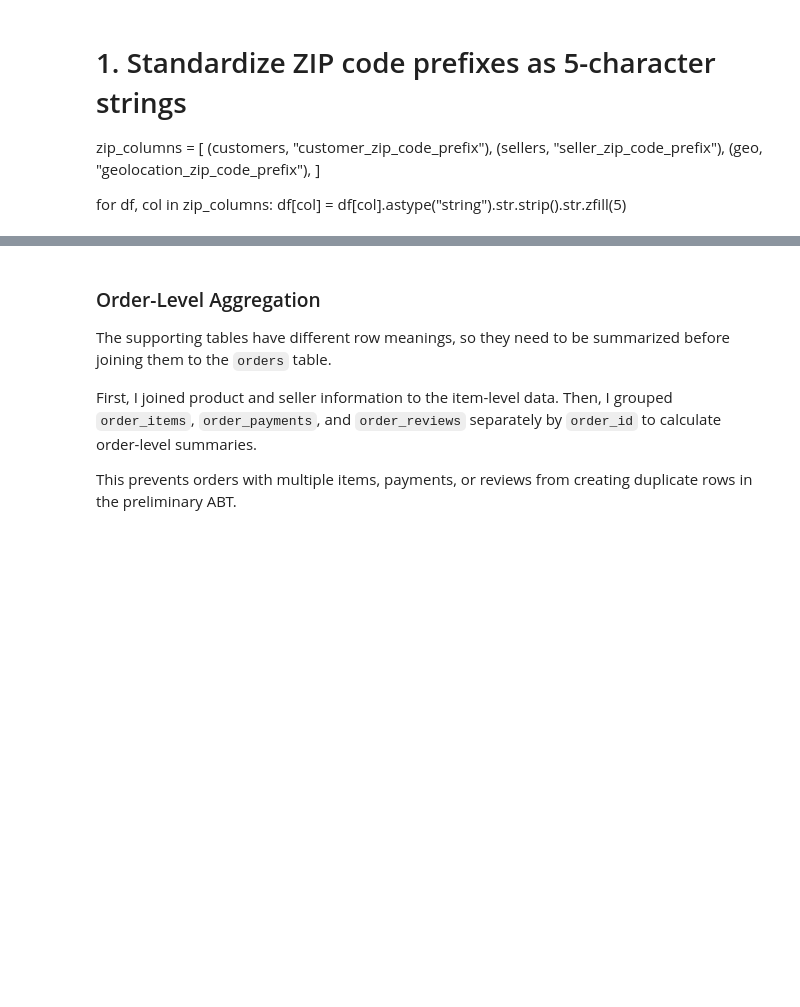
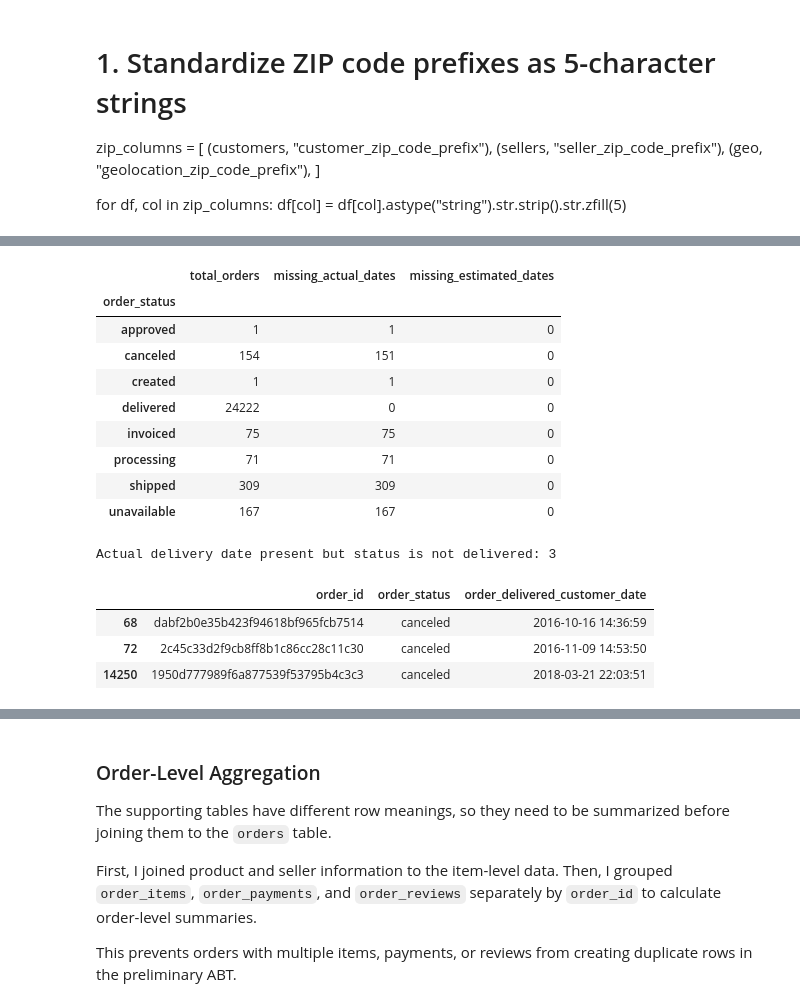
Before and after one commit to Jade-Jung/ban6003-project-option-2-hyejung-jung, a Jupyter notebook: notebooks/olist_project_starter.ipynb, the cells around one changed output, grey strips where cells are left out. Cells and saved outputs as stored; diff of their text form; code cells hidden in the pictures; blank space fills up the shorter version.

```diff
--- a/notebooks/olist_project_starter.ipynb
+++ b/notebooks/olist_project_starter.ipynb
@@ -1534,0 +1541,15 @@ Use this cell to document the ABT design required by the Canvas Milestone 2 page
+# %%
+# Create working copies for Milestone 2
+# Keep the original Milestone 1 data unchanged
+
+orders_clean = orders.copy()
+customers_clean = customers.copy()
+items_clean = items.copy()
+payments_clean = payments.copy()
+reviews_clean = reviews.copy()
+products_clean = products.copy()
+sellers_clean = sellers.copy()
+geo_clean = geo.copy()
+translations_clean = translations.copy()
+
+print("Working copies created.")
@@ -1638,0 +1657,57 @@ dtype: object
+# %%
+# Issue 2: Missing Delivery-Related Dates
+
+delivery_audit = orders_clean.assign(
+    missing_actual_date=orders_clean[
+        "order_delivered_customer_date"
+    ].isna(),
+    missing_estimated_date=orders_clean[
+        "order_estimated_delivery_date"
+    ].isna()
+)
+
+# Check missing delivery dates by order status
+delivery_summary = (
+    delivery_audit
+    .groupby("order_status", dropna=False)
+    .agg(
+        total_orders=("order_id", "size"),
+        missing_actual_dates=("missing_actual_date", "sum"),
+        missing_estimated_dates=("missing_estimated_date", "sum")
+    )
+)
+
+display(delivery_summary)
+
+# Check orders with actual delivery dates but non-delivered status
+exceptions = delivery_audit[
+    delivery_audit["order_delivered_customer_date"].notna()
+    & delivery_audit["order_status"].ne("delivered")
+]
+
+print(
+    "Actual delivery date present but status is not delivered:",
+    len(exceptions)
+)
+
+display(
+    exceptions[
+        ["order_id", "order_status", "order_delivered_customer_date"]
+    ]
+)
+# %% [output]
+|  | total_orders | missing_actual_dates | missing_estimated_dates |
+| order_status |  |  |  |
+| approved | 1 | 1 | 0 |
+| canceled | 154 | 151 | 0 |
+| created | 1 | 1 | 0 |
+| delivered | 24222 | 0 | 0 |
+| invoiced | 75 | 75 | 0 |
+| processing | 71 | 71 | 0 |
+| shipped | 309 | 309 | 0 |
+| unavailable | 167 | 167 | 0 |
+Actual delivery date present but status is not delivered: 3
+|  | order_id | order_status | order_delivered_customer_date |
+| 68 | dabf2b0e35b423f94618bf965fcb7514 | canceled | 2016-10-16 14:36:59 |
+| 72 | 2c45c33d2f9cb8ff8b1c86cc28c11c30 | canceled | 2016-11-09 14:53:50 |
+| 14250 | 1950d777989f6a877539f53795b4c3c3 | canceled | 2018-03-21 22:03:51 |
```
Also changed, not shown: parts of 23 cells of this notebook, 1 other file.
